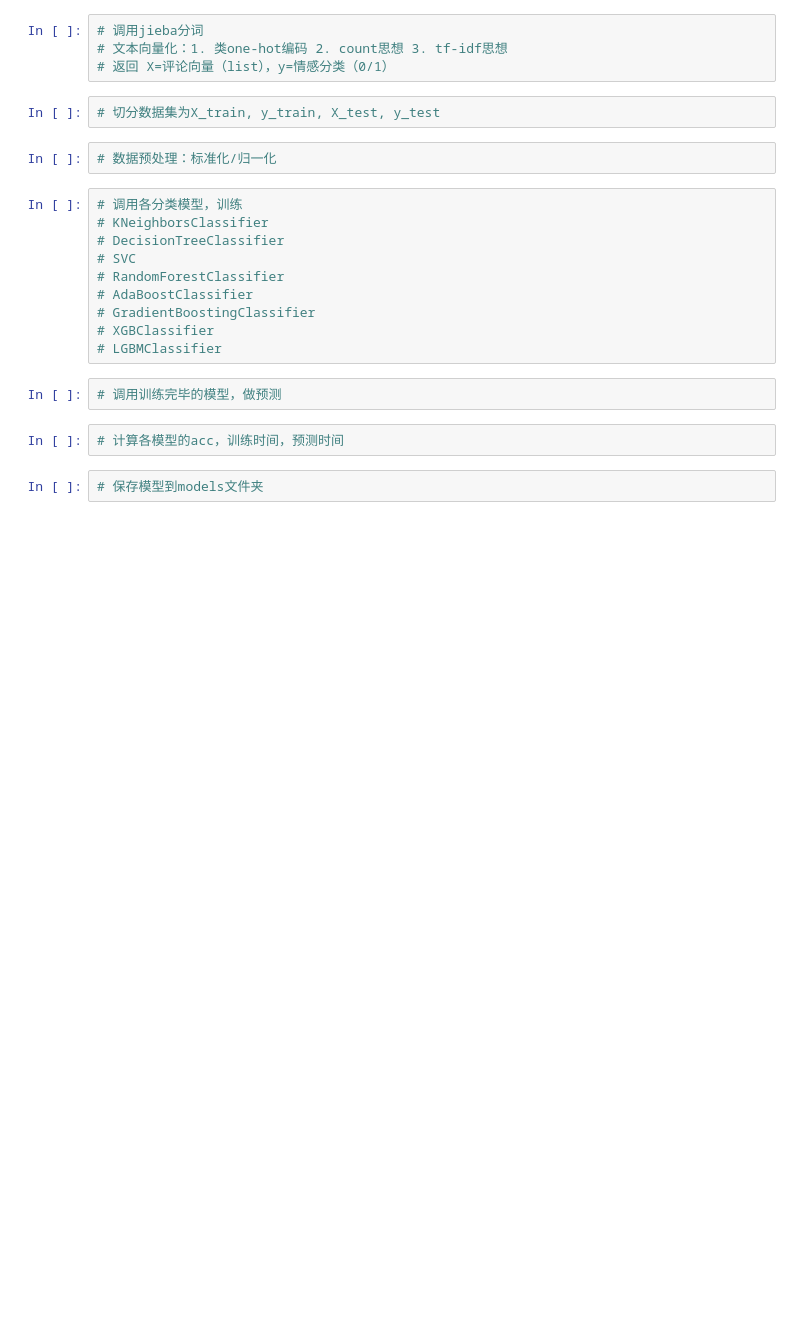
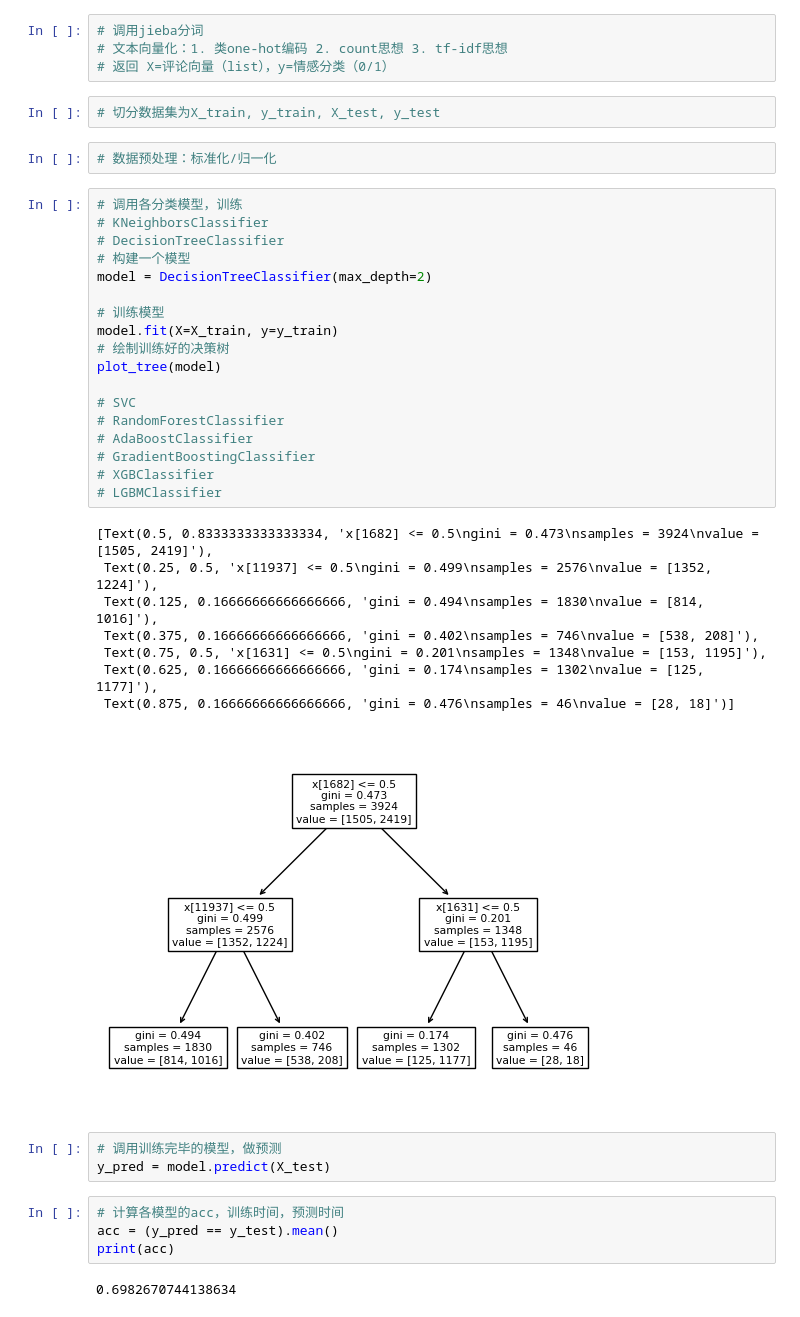
Before and after one commit to hatshepsut-working/MachineLearningProject, a Jupyter notebook: machine_learning_model.ipynb, the cells around one changed output. Drawn from its saved outputs; the diff is of its cells as text; blank space fills up the shorter version.

```diff
--- a/machine_learning_model.ipynb
+++ b/machine_learning_model.ipynb
@@ -82,16 +83,36 @@ X_train, X_test, y_train, y_test = train_test_split(X, y, test_size=0.2, random_
 # %%
 # 调用各分类模型，训练
 # KNeighborsClassifier
 # DecisionTreeClassifier
+# 构建一个模型
+model = DecisionTreeClassifier(max_depth=2)
+
+# 训练模型
+model.fit(X=X_train, y=y_train)
+# 绘制训练好的决策树
+plot_tree(model)
+
 # SVC
 # RandomForestClassifier
 # AdaBoostClassifier
 # GradientBoostingClassifier
 # XGBClassifier
 # LGBMClassifier
+# %% [output]
+[Text(0.5, 0.8333333333333334, 'x[1682] <= 0.5\ngini = 0.473\nsamples = 3924\nvalue = [1505, 2419]'),
+ Text(0.25, 0.5, 'x[11937] <= 0.5\ngini = 0.499\nsamples = 2576\nvalue = [1352, 1224]'),
+ Text(0.125, 0.16666666666666666, 'gini = 0.494\nsamples = 1830\nvalue = [814, 1016]'),
+ Text(0.375, 0.16666666666666666, 'gini = 0.402\nsamples = 746\nvalue = [538, 208]'),
+ Text(0.75, 0.5, 'x[1631] <= 0.5\ngini = 0.201\nsamples = 1348\nvalue = [153, 1195]'),
+ Text(0.625, 0.16666666666666666, 'gini = 0.174\nsamples = 1302\nvalue = [125, 1177]'),
+ Text(0.875, 0.16666666666666666, 'gini = 0.476\nsamples = 46\nvalue = [28, 18]')]
+[figure, added]
 # %%
 # 调用训练完毕的模型，做预测
+y_pred = model.predict(X_test)
 # %%
 # 计算各模型的acc，训练时间，预测时间
+acc = (y_pred == y_test).mean()
+print(acc)
+# %% [output]
+0.6982670744138634
-# %%
-# 保存模型到models文件夹
```
Also changed, not shown: parts of 5 cells of this notebook, 1 other file.
